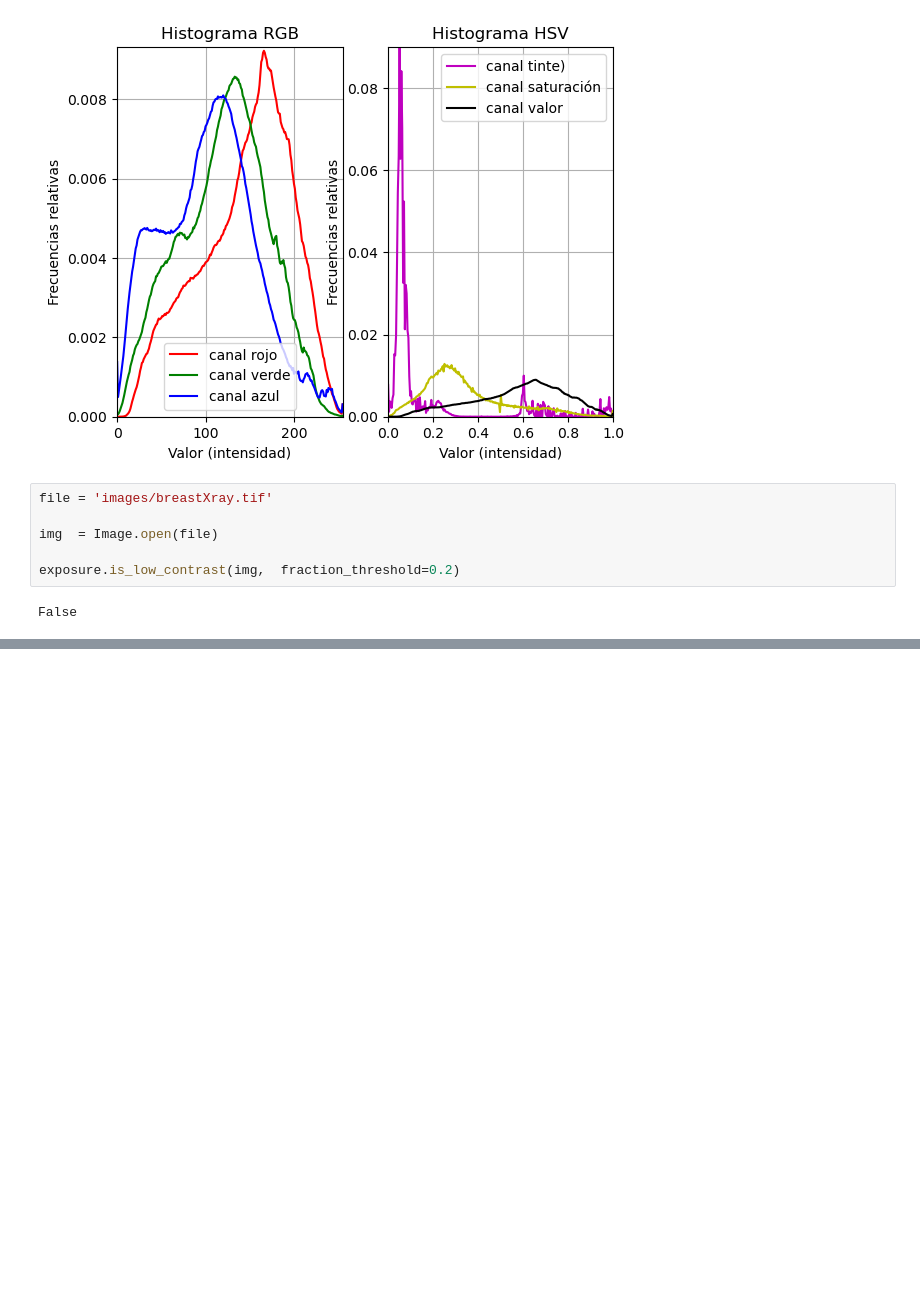
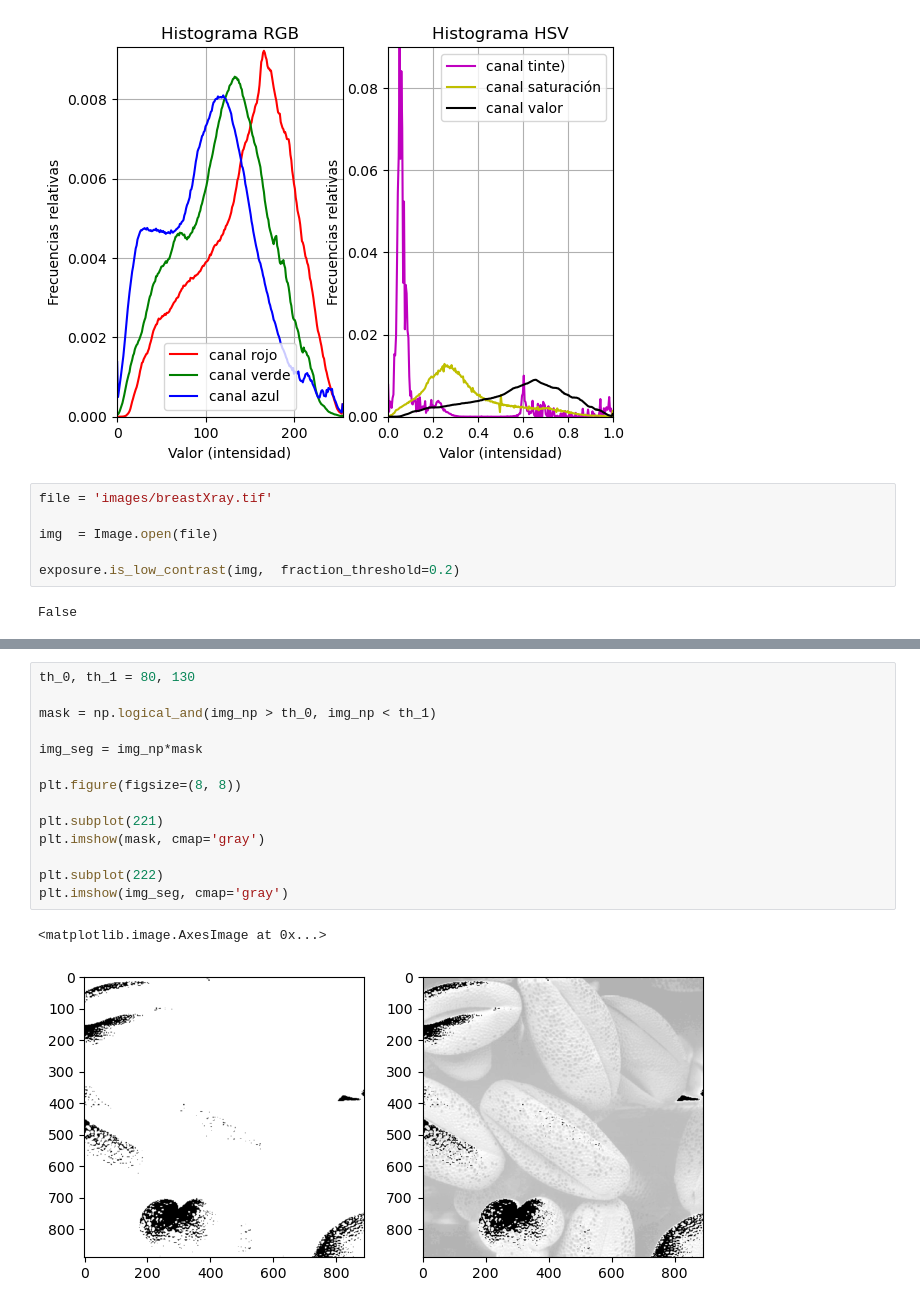
Before and after one commit to javiergc10/mi_repositoriobien, a Jupyter notebook: Pruebas.ipynb, the cells around one changed output, grey strips where cells are left out. Drawn from its saved outputs; the diff is of its cells as text; blank space fills up the shorter version.

```diff
--- a/Pruebas.ipynb
+++ b/Pruebas.ipynb
@@ -56,0 +191,17 @@ False
+# %%
+th_0, th_1 = 80, 130
+
+mask = np.logical_and(img_np > th_0, img_np < th_1)
+
+img_seg = img_np*mask
+
+plt.figure(figsize=(8, 8))
+
+plt.subplot(221)
+plt.imshow(mask, cmap='gray')
+
+plt.subplot(222)
+plt.imshow(img_seg, cmap='gray')
+# %% [output]
+<matplotlib.image.AxesImage at 0x...>
+[figure, added]
```
Also changed, not shown: parts of 7 cells of this notebook, 28 other files.
